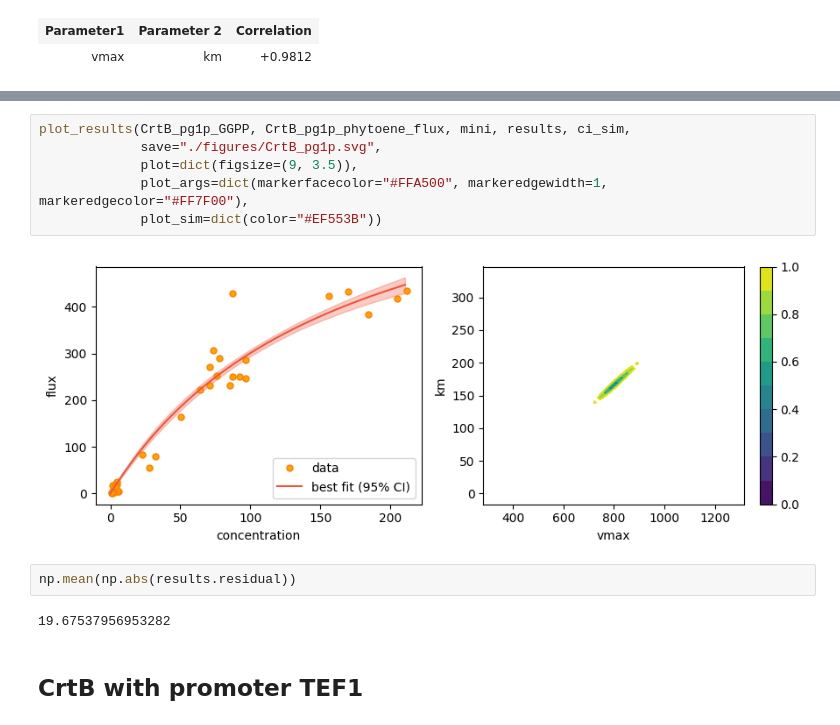
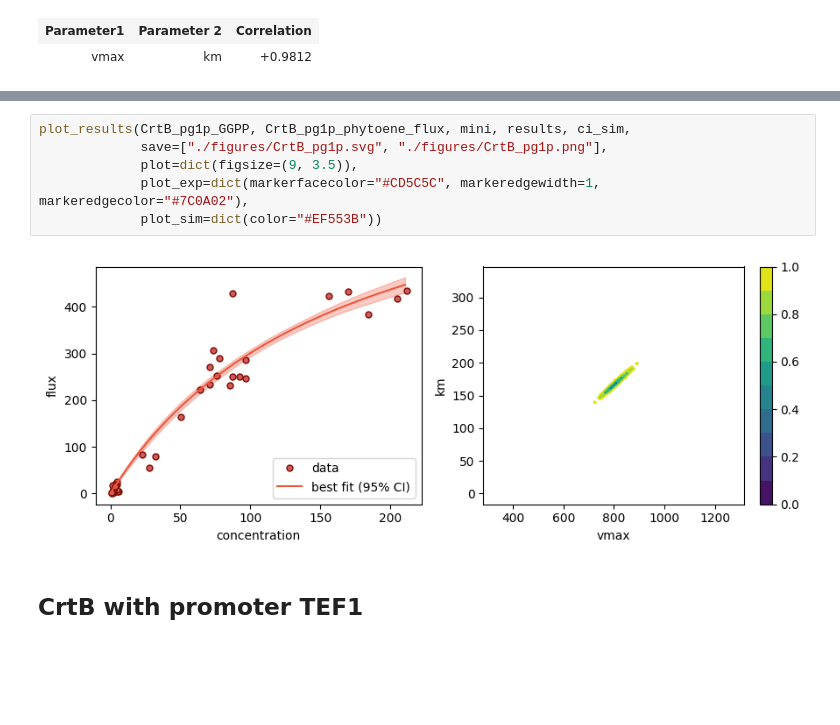
Before and after one commit to MetaSys-LISBP/in_vivo_enzymatic_parameters, a Jupyter notebook: enzinvivo.ipynb, the cells around one changed output, grey strips where cells are left out. Saved outputs shown, nothing was run; the diff lists cells and outputs as text; blank space fills up the shorter version.

```diff
--- a/enzinvivo.ipynb
+++ b/enzinvivo.ipynb
@@ -151,15 +229,11 @@ ci_par
 # %%
 plot_results(CrtB_pg1p_GGPP, CrtB_pg1p_phytoene_flux, mini, results, ci_sim,
-             save="./figures/CrtB_pg1p.svg",
+             save=["./figures/CrtB_pg1p.svg", "./figures/CrtB_pg1p.png"],
              plot=dict(figsize=(9, 3.5)),
-             plot_args=dict(markerfacecolor="#FFA500", markeredgewidth=1, markeredgecolor="#FF7F00"),
+             plot_exp=dict(markerfacecolor="#CD5C5C", markeredgewidth=1, markeredgecolor="#7C0A02"),
              plot_sim=dict(color="#EF553B"))
 # %% [output]
-[figure, old version]
+[figure, new version]
-# %%
-np.mean(np.abs(results.residual))
-# %% [output]
-19.67537956953282
 # %% [markdown]
 ## CrtB with promoter TEF1
 # %%
```
Also changed, not shown: parts of 14 cells of this notebook, 10 other files.
